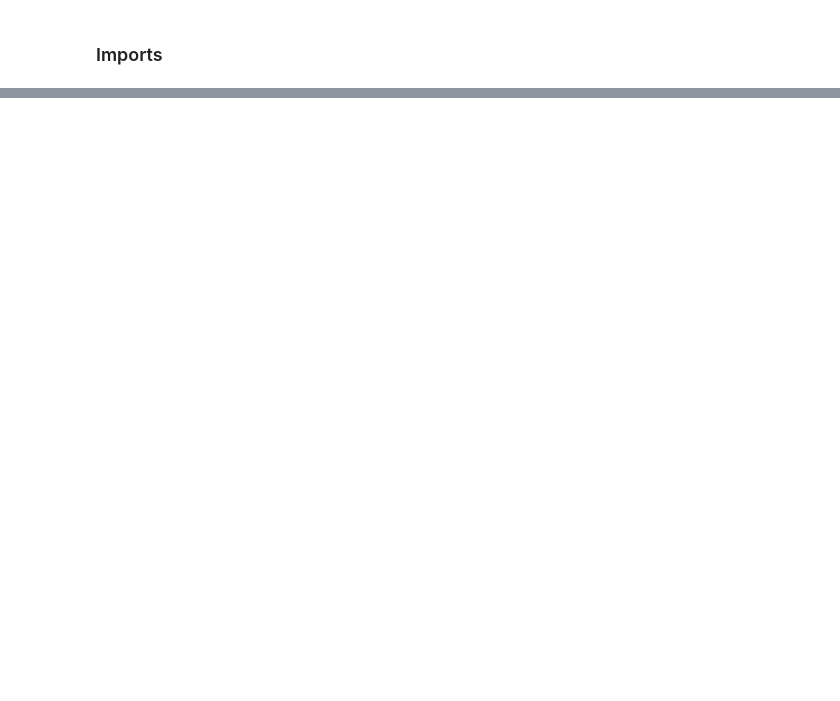
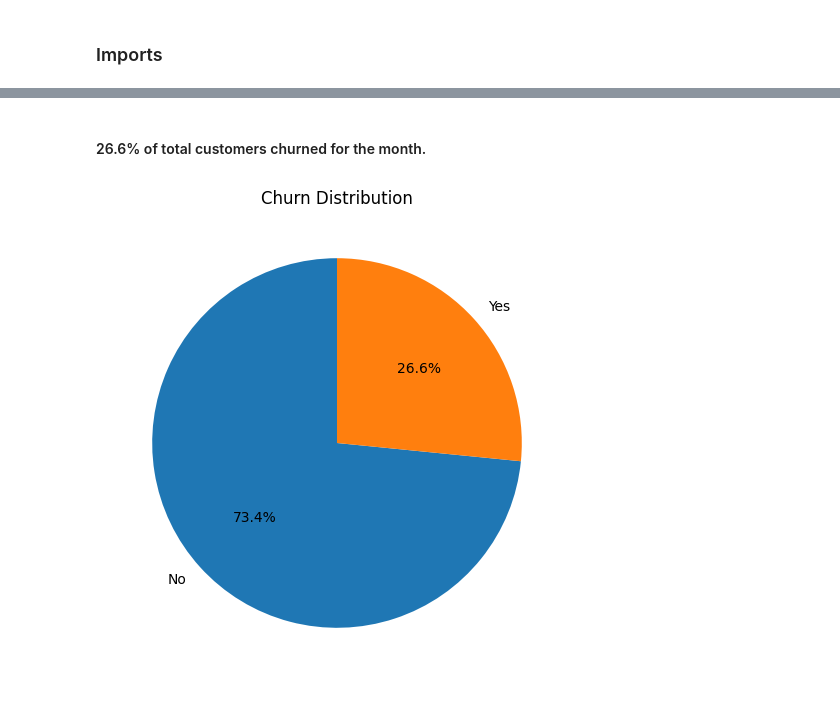
Before and after one commit to eelysee/telco_churn_ds_project, a Jupyter notebook: Final Report.ipynb, the cells around one changed output, grey strips where cells are left out. Drawn from its saved outputs; the diff is of its cells as text; code cells hidden in the pictures; blank space fills up the shorter version.

```diff
--- a/Final Report.ipynb
+++ b/Final Report.ipynb
@@ -61,0 +127,2 @@ telco.head()
+# %%
+train, val, test = prepare.train_val_test(telco,'churn', seed)
@@ -61,0 +136,6 @@ telco.head()
+# %% [markdown]
+#### 26.6% of total customers churned for the month.
+# %%
+model.churn_pie(train)
+# %% [output]
+[figure, added]
```
Also changed, not shown: parts of 69 cells of this notebook, 4 other files.
